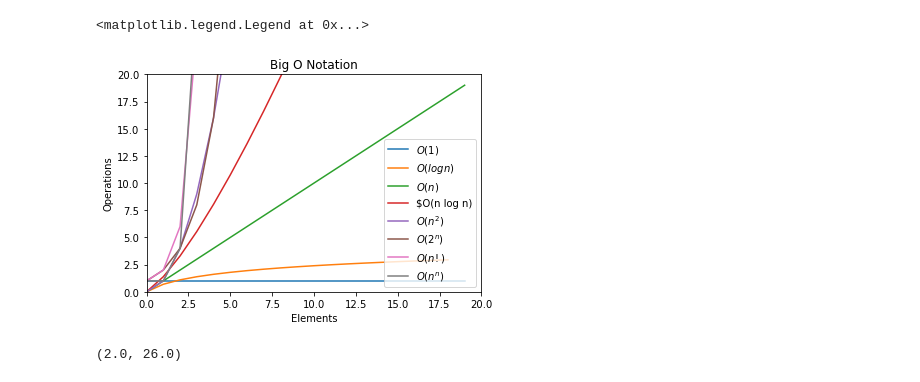
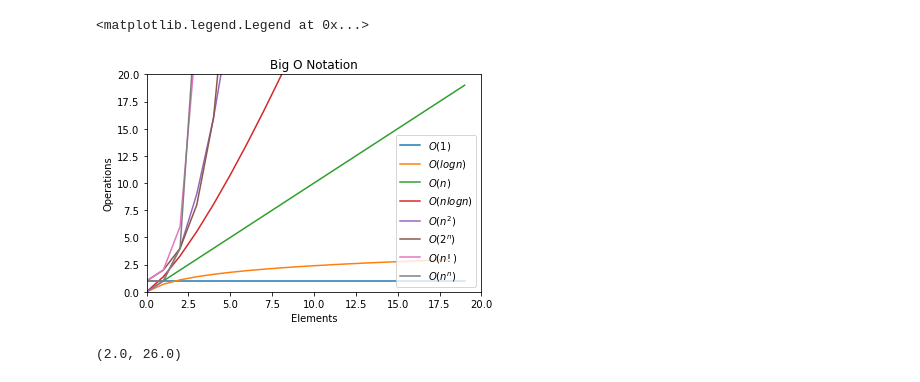
Before and after one commit to AAranda10/numpy-pandas-visualization-exercises, a Jupyter notebook: big_o_notation.ipynb, the cells around one changed output. Saved outputs shown, nothing was run; the diff lists cells and outputs as text; code cells hidden in the pictures.

```diff
--- a/big_o_notation.ipynb
+++ b/big_o_notation.ipynb
@@ -4,35 +4,35 @@ import matplotlib.pyplot as plt
 
 x1 = range(1, 20)
 x2 = range(0, 20)
 
 y1 = [0*n + 1 for n in x2]
 y2 = [math.log(n) for n in x1]
 y3 = [n for n in x2]
 y4 = [n * math.log(n) for n in x1]
 y5 = [pow(n, 2) for n in x2]
 y6 = [pow(2, n) for n in x2]
 y7 = [math.factorial(n) for n in x1]
 y8 = [pow(n, n) for n in x2]
 
 plt.plot(y1, label= '$O(1)$')
 plt.plot(y2, label= '$O(log n)$')
 plt.plot(y3, label= '$O(n)$')
-plt.plot(y4, label= '$O(n log n)')
+plt.plot(y4, label= '$O(n log n)$')
 plt.plot(y5, label= '$O(n^2)$')
 plt.plot(y6, label= '$O(2^n)$')
 plt.plot(y7, label= '$O(n!)$')
 plt.plot(y8, label= '$O(n^n)$')
 
 plt.title('Big O Notation')
 plt.xlabel('Elements')
 plt.ylabel('Operations')
 
 plt.ylim(0, 20)
 plt.xlim(0, 20)
 plt.legend(loc = 'lower right')
 # %% [output]
 <matplotlib.legend.Legend at 0x...>
-[figure, old version]
+[figure, new version]
 # %%
 plt.plot([5, 11], [5, 5], c= 'royalblue')
 plt.plot([11, 11], [5, 7], c= 'royalblue')
```
Also changed, not shown: 3 other files.
